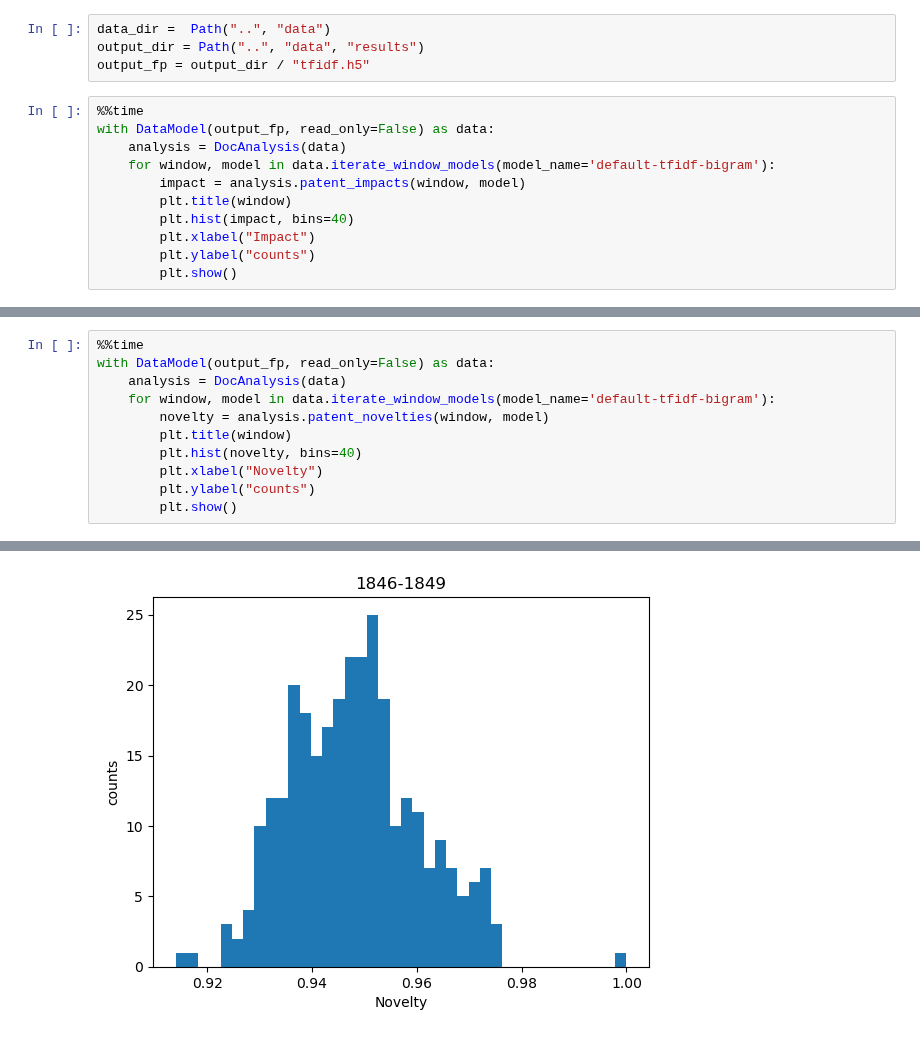
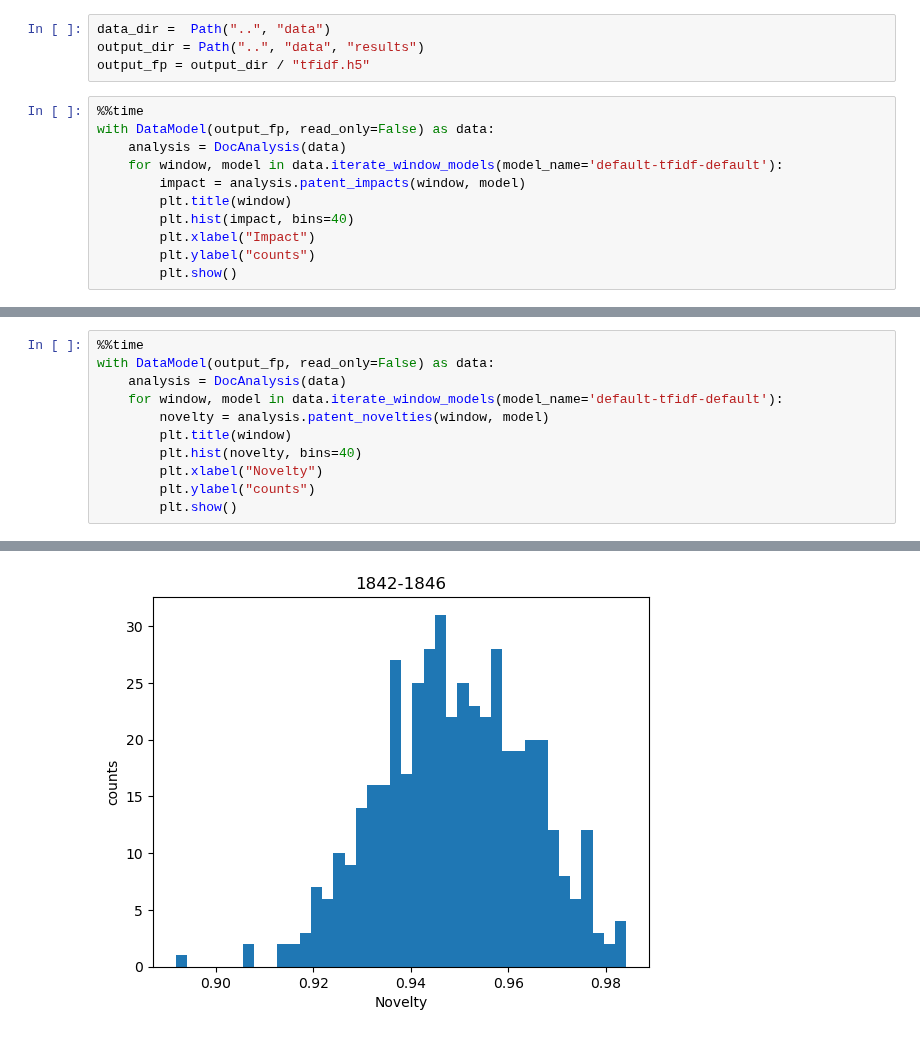
Before and after one commit to UtrechtUniversity/patent-breakthrough, a Jupyter notebook: examples/impact.ipynb, the cells around one changed output, grey strips where cells are left out. Cells and saved outputs as stored; diff of their text form.

```diff
--- a/examples/impact.ipynb
+++ b/examples/impact.ipynb
@@ -14,7 +14,7 @@ output_fp = output_dir / "tfidf.h5"
 %%time
 with DataModel(output_fp, read_only=False) as data:
     analysis = DocAnalysis(data)
-    for window, model in data.iterate_window_models(model_name='default-tfidf-bigram'):
+    for window, model in data.iterate_window_models(model_name='default-tfidf-default'):
         impact = analysis.patent_impacts(window, model)
         plt.title(window)
         plt.hist(impact, bins=40)
@@ -34,7 +40,7 @@ Wall time: 501 ms
 %%time
 with DataModel(output_fp, read_only=False) as data:
     analysis = DocAnalysis(data)
-    for window, model in data.iterate_window_models(model_name='default-tfidf-bigram'):
+    for window, model in data.iterate_window_models(model_name='default-tfidf-default'):
         novelty = analysis.patent_novelties(window, model)
         plt.title(window)
         plt.hist(novelty, bins=40)
@@ -49 +55 @@ with DataModel(output_fp, read_only=False) as data:
-[figure, old version]
+[figure, new version]
```
Also changed, not shown: parts of 3 cells of this notebook.
